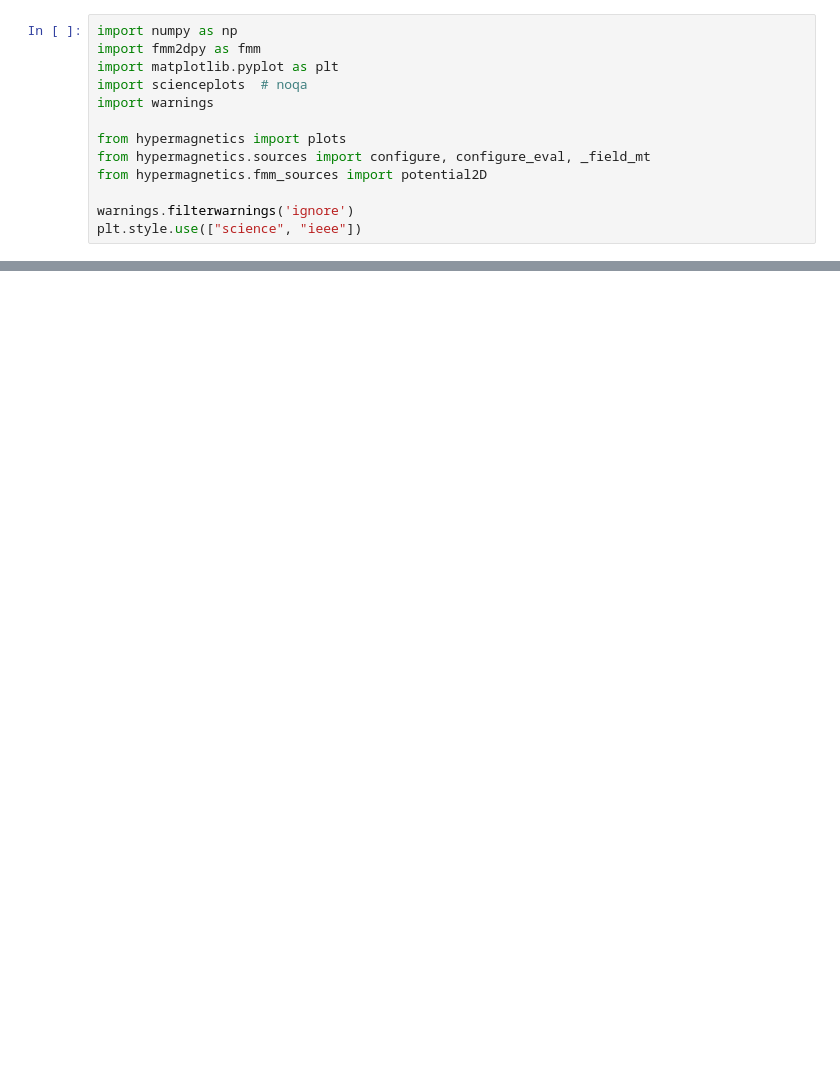
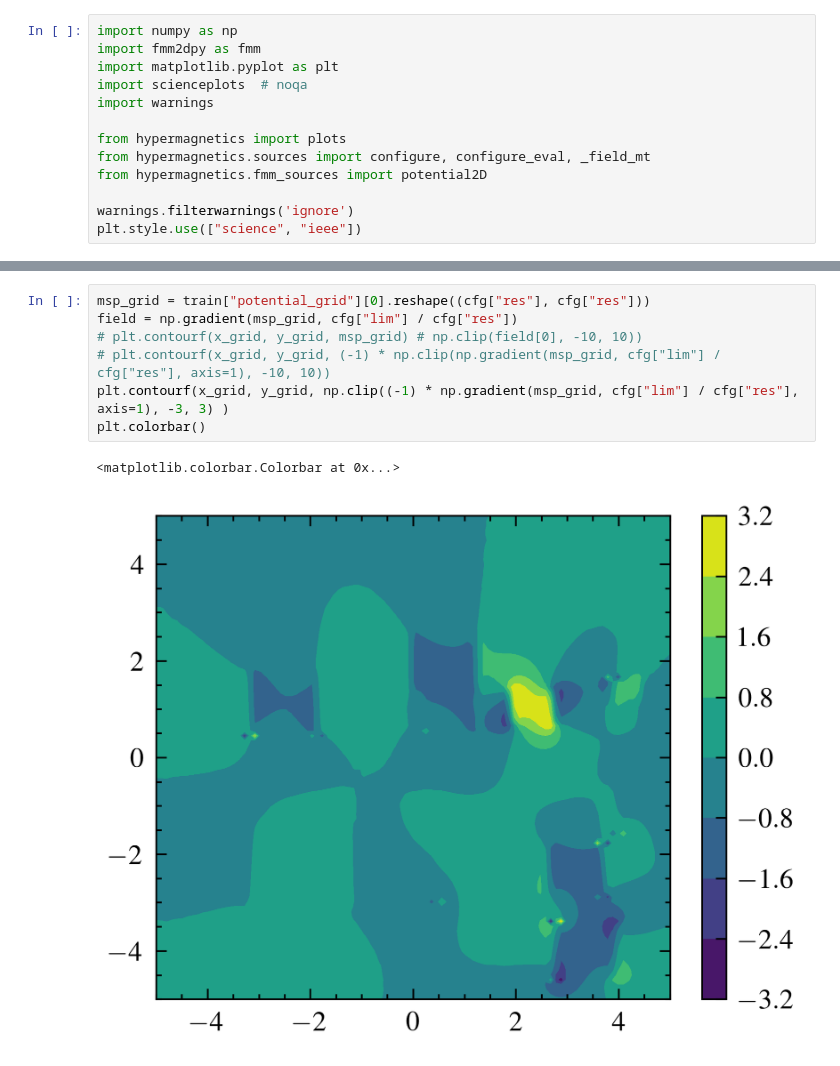
Before and after one commit to cmt-dtu-energy/hypermagnetics, a Jupyter notebook: nbs/quadtree.ipynb, the cells around one changed output, grey strips where cells are left out. Drawn from its saved outputs; the diff is of its cells as text; blank space fills up the shorter version.

```diff
--- a/nbs/quadtree.ipynb
+++ b/nbs/quadtree.ipynb
@@ -40,0 +41,10 @@ plt.colorbar()
+# %%
+msp_grid = train["potential_grid"][0].reshape((cfg["res"], cfg["res"]))
+field = np.gradient(msp_grid, cfg["lim"] / cfg["res"])
+# plt.contourf(x_grid, y_grid, msp_grid) # np.clip(field[0], -10, 10))
+# plt.contourf(x_grid, y_grid, (-1) * np.clip(np.gradient(msp_grid, cfg["lim"] / cfg["res"], axis=1), -10, 10))
+plt.contourf(x_grid, y_grid, np.clip((-1) * np.gradient(msp_grid, cfg["lim"] / cfg["res"], axis=1), -3, 3) )
+plt.colorbar()
+# %% [output]
+<matplotlib.colorbar.Colorbar at 0x...>
+[figure, added]
```
Also changed, not shown: parts of 2 cells of this notebook, 4 other files.
